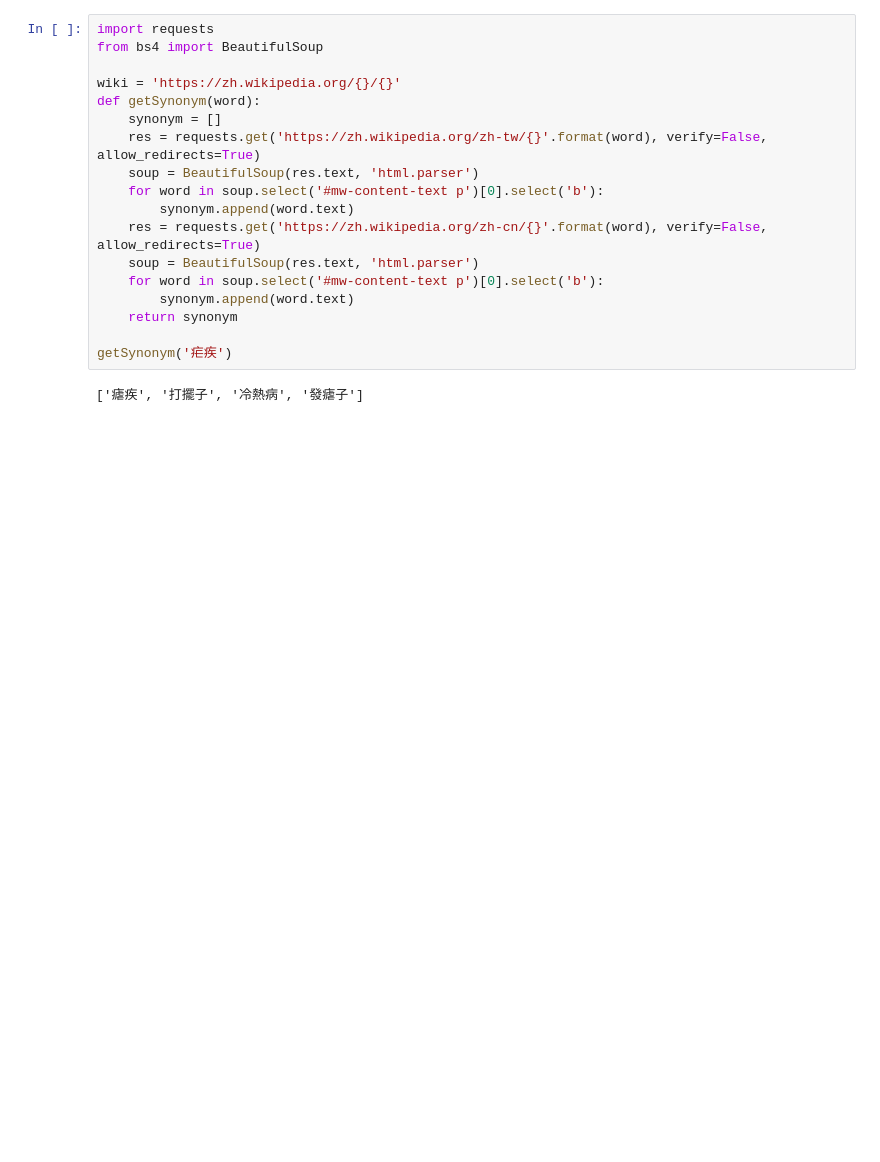
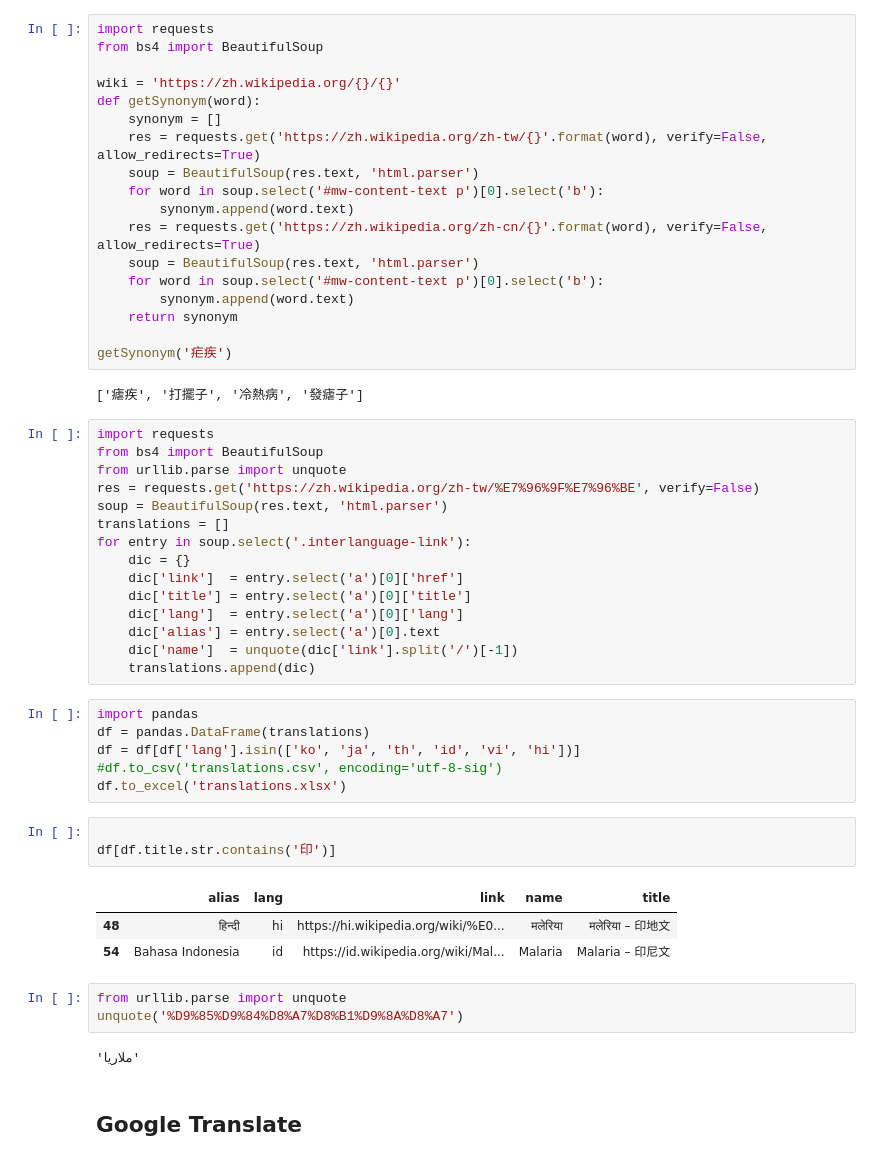
Before and after one commit to ywchiu/cdc_course, a Jupyter notebook: Demo20170927.ipynb, the cells around one changed output. Drawn from its saved outputs; the diff is of its cells as text; blank space fills up the shorter version.

```diff
--- a/Demo20170927.ipynb
+++ b/Demo20170927.ipynb
@@ -476,3 +476,38 @@ def getSynonym(word):
 getSynonym('疟疾')
 # %% [output]
 ['瘧疾', '打擺子', '冷熱病', '發瘧子']
+# %%
+import requests
+from bs4 import BeautifulSoup
+from urllib.parse import unquote
+res = requests.get('https://zh.wikipedia.org/zh-tw/%E7%96%9F%E7%96%BE', verify=False)
+soup = BeautifulSoup(res.text, 'html.parser')
+translations = []
+for entry in soup.select('.interlanguage-link'):
+    dic = {}
+    dic['link']  = entry.select('a')[0]['href']
+    dic['title'] = entry.select('a')[0]['title']
+    dic['lang']  = entry.select('a')[0]['lang']
+    dic['alias'] = entry.select('a')[0].text
+    dic['name']  = unquote(dic['link'].split('/')[-1])
+    translations.append(dic)
+# %%
+import pandas
+df = pandas.DataFrame(translations)
+df = df[df['lang'].isin(['ko', 'ja', 'th', 'id', 'vi', 'hi'])]
+#df.to_csv('translations.csv', encoding='utf-8-sig')
+df.to_excel('translations.xlsx')
+# %%
+
+df[df.title.str.contains('印')]
+# %% [output]
+|  | alias | lang | link | name | title |
+| 48 | हिन्दी | hi | https://hi.wikipedia.org/wiki/%E0... | मलेरिया | मलेरिया – 印地文 |
+| 54 | Bahasa Indonesia | id | https://id.wikipedia.org/wiki/Mal... | Malaria | Malaria – 印尼文 |
+# %%
+from urllib.parse import unquote
+unquote('%D9%85%D9%84%D8%A7%D8%B1%D9%8A%D8%A7')
+# %% [output]
+'ملاريا'
+# %% [markdown]
+## Google Translate
```
Also changed, not shown: parts of 12 cells of this notebook.
